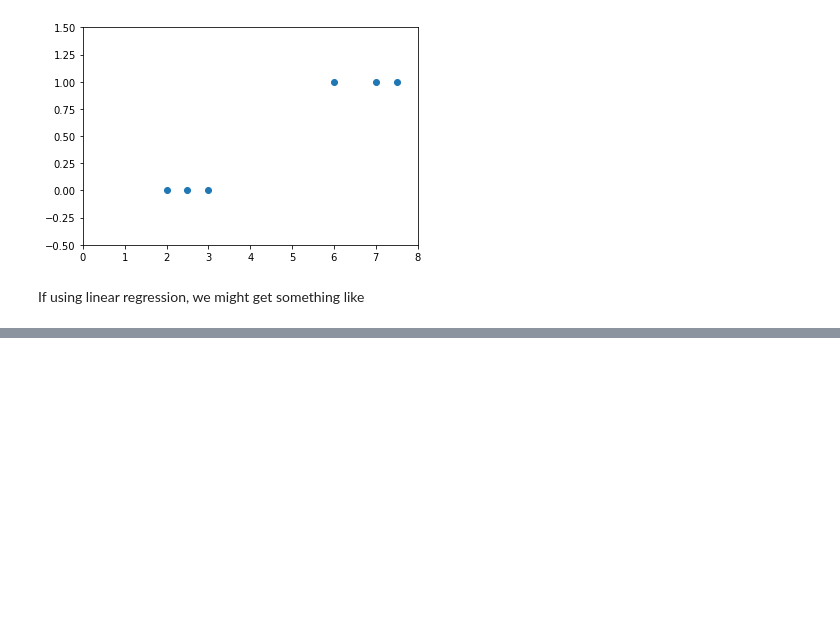
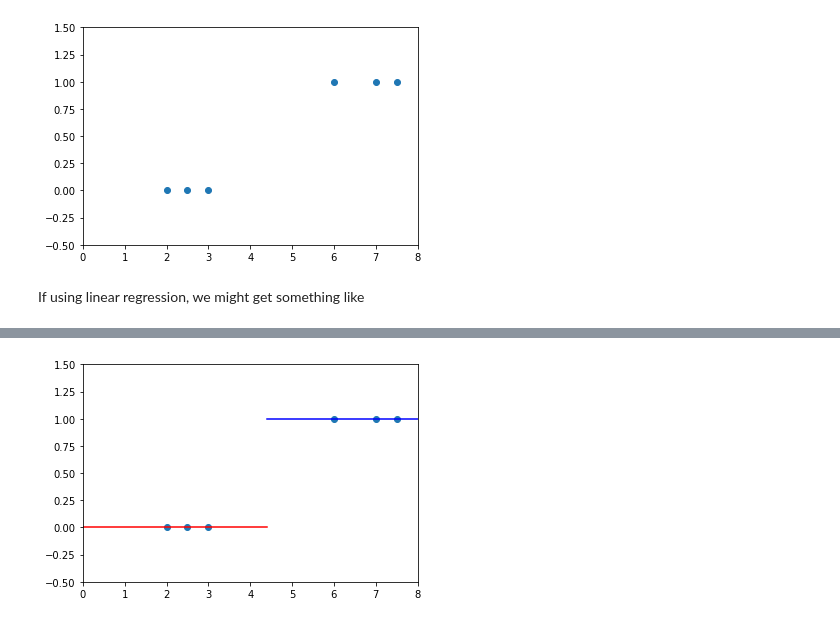
Before and after one commit to MarkFranciscus/ML-Notebooks, a Jupyter notebook: Supervised Learning - Logistic Regression.ipynb, the cells around one changed output, grey strips where cells are left out. Cells and saved outputs as stored; diff of their text form; code cells hidden in the pictures; blank space fills up the shorter version.

```diff
--- a/Supervised Learning - Logistic Regression.ipynb
+++ b/Supervised Learning - Logistic Regression.ipynb
@@ -63,0 +70,8 @@ Everything to the left is not apart of the class and everything to the right doe
+# %%
+ax.lines.remove(ln2)
+
+ln3 = ax.axhline(y=0, xmax=0.55, color='r')
+ln4 = ax.axhline(y=1, xmin=0.55, color='b')
+fig
+# %% [output]
+[figure, added]
```
Also changed, not shown: parts of 9 cells of this notebook, 2 other files.
